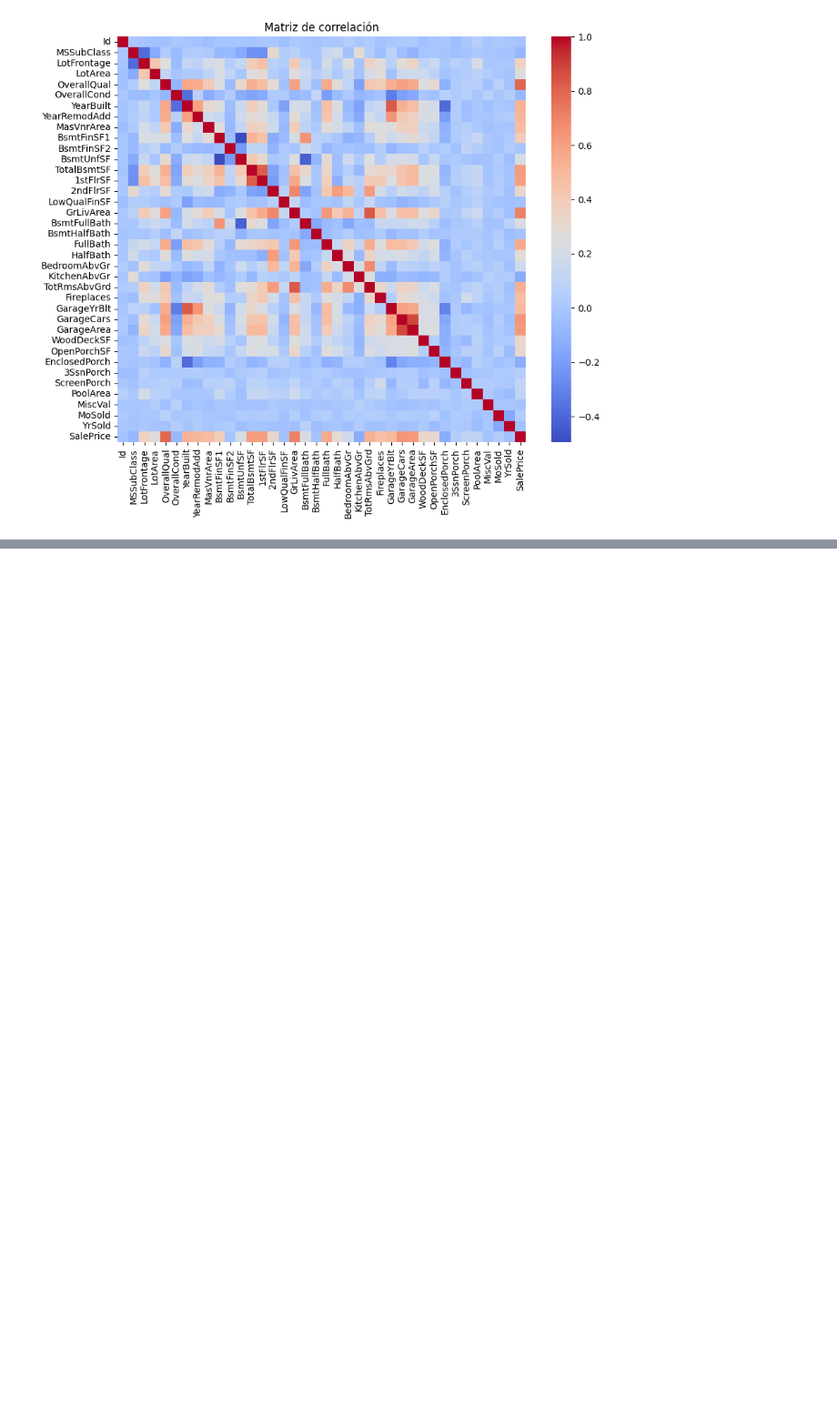
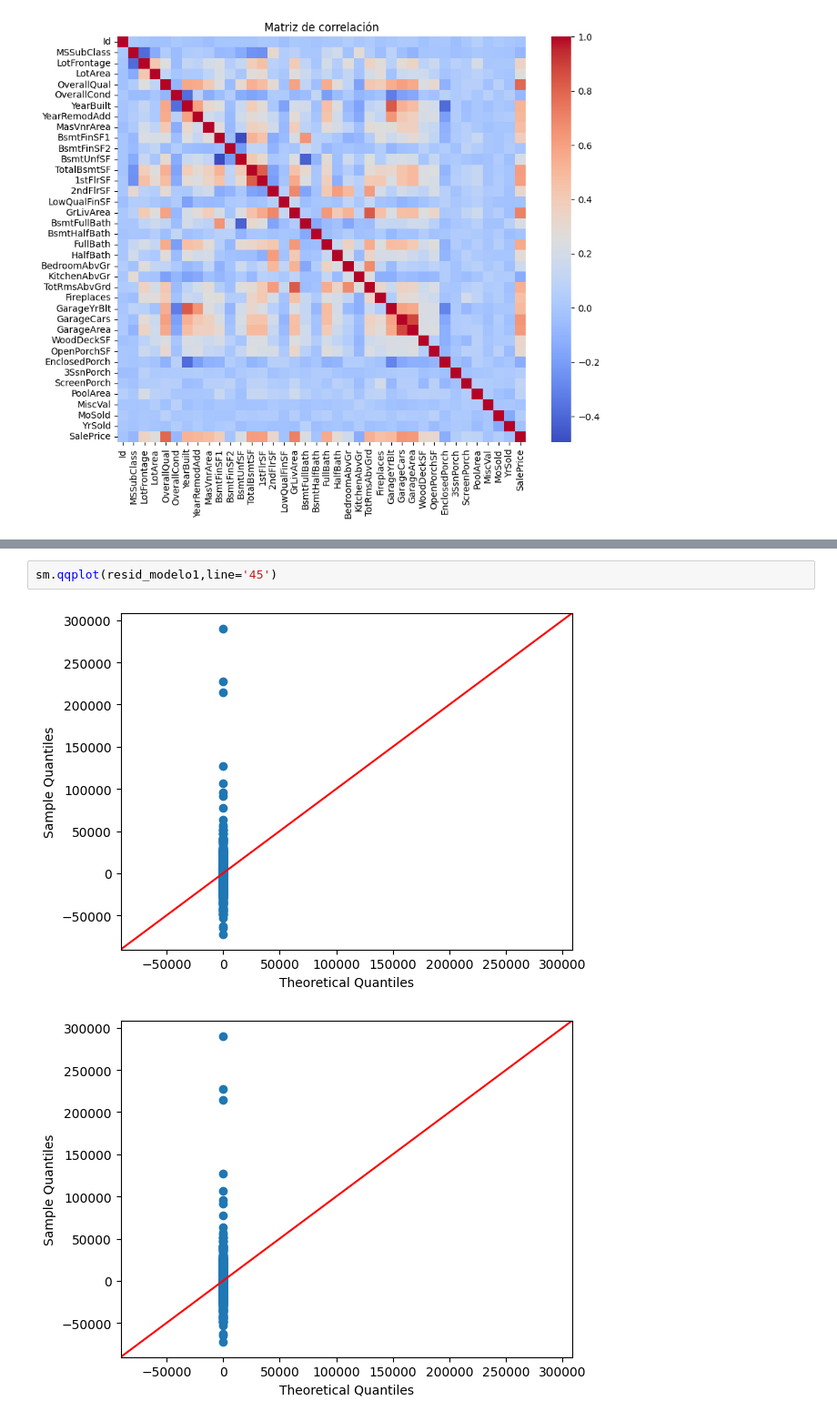
Before and after one commit to NESHGP04/Lab3-MD, a Jupyter notebook: modelo.ipynb, the cells around one changed output, grey strips where cells are left out. Shown at 91% size. Saved outputs shown, nothing was run; the diff lists cells and outputs as text; blank space fills up the shorter version.

```diff
--- a/modelo.ipynb
+++ b/modelo.ipynb
@@ -177,0 +409,5 @@ plt.show()
+# %%
+sm.qqplot(resid_modelo1,line='45')
+# %% [output]
+[figure, added]
+[figure, added]
```
Also changed, not shown: parts of 35 cells of this notebook, 1 other file.
